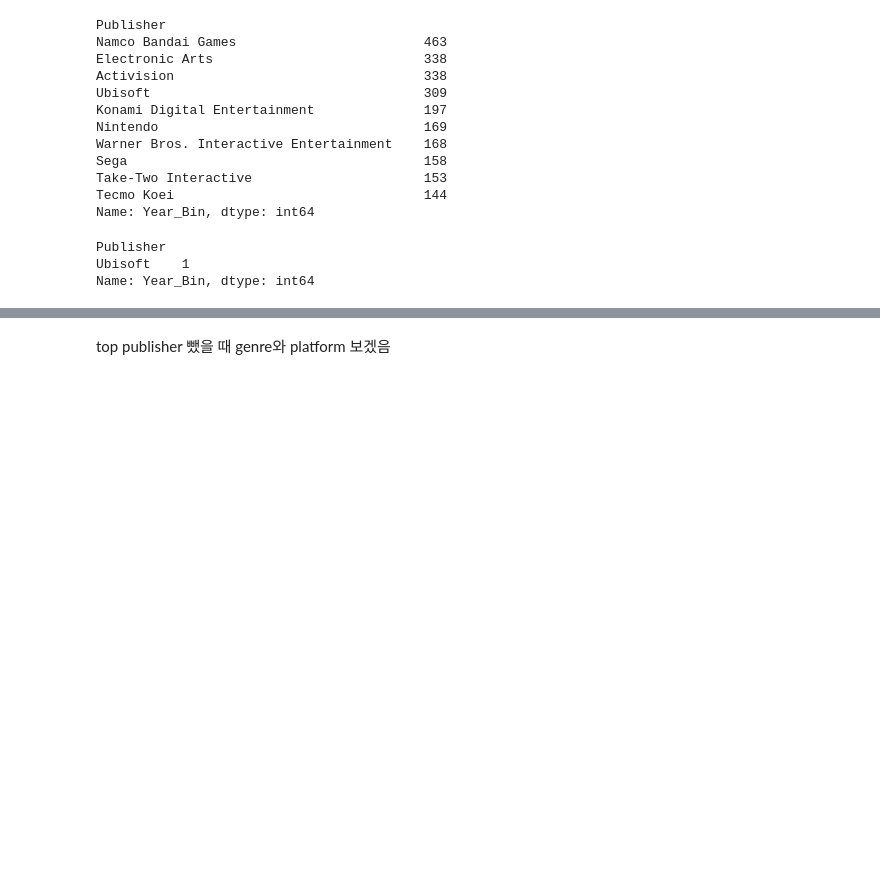
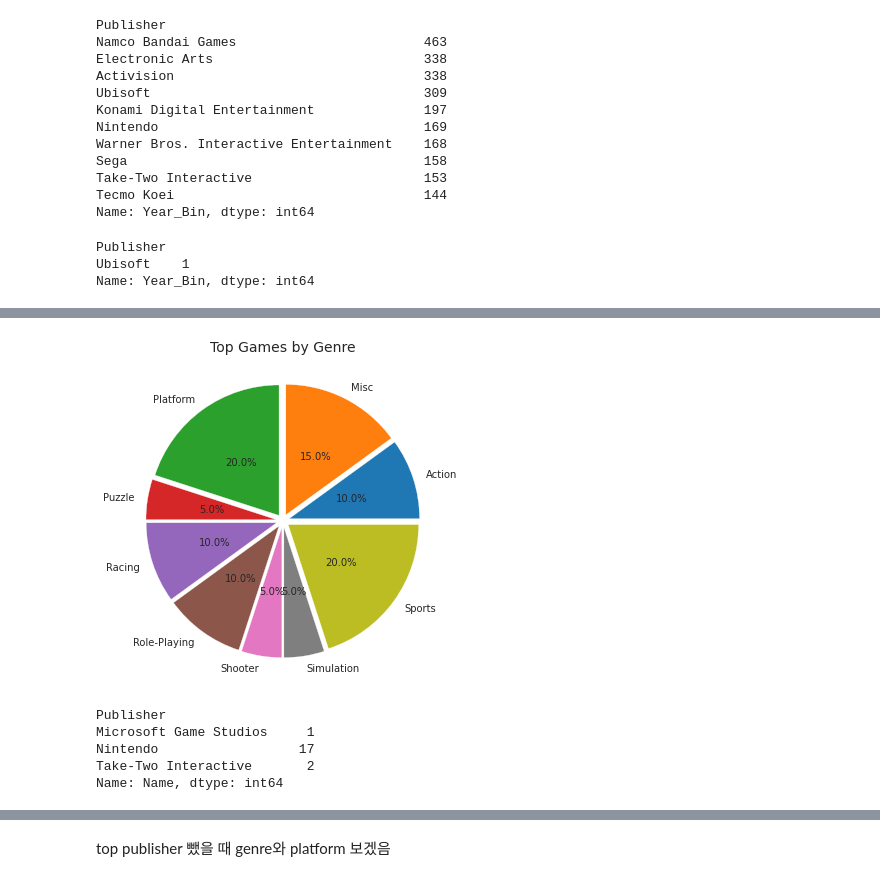
Before and after one commit to choheeee22/ds_Section1_Project, a Jupyter notebook: Section1_Project_GameIndustry.ipynb, the cells around one changed output, grey strips where cells are left out. Saved outputs shown, nothing was run; the diff lists cells and outputs as text; code cells hidden in the pictures; blank space fills up the shorter version.

```diff
--- a/Section1_Project_GameIndustry.ipynb
+++ b/Section1_Project_GameIndustry.ipynb
@@ -917,0 +961,5 @@ Name: Year_Bin, dtype: int64
+# %%
+#출고량 높은게임
+Top_Games=pd.DataFrame(df5.sort_values(by='Total_Sales',ascending=False).head(20))
+Top_Games.reset_index(inplace=True,drop=True)
+Top_Games
@@ -917,0 +989,3 @@ Name: Year_Bin, dtype: int64
+# %%
+Top_Games_Genre=Top_Games.groupby(by='Genre')['Name'].count()
+Top_Games_Genre
@@ -917,0 +1004,16 @@ Name: Year_Bin, dtype: int64
+# %%
+pie, ax = plt.subplots(figsize=[10,6])
+labels = Top_Games_Genre.keys()
+plt.pie(x=Top_Games_Genre, autopct="%.1f%%", explode=[0.05]*9, labels=labels, pctdistance=0.5)
+plt.title("Top Games by Genre", fontsize=14);
+# %% [output]
+[figure, added]
+# %%
+Top_Games_Publisher=Top_Games.groupby(by='Publisher')['Name'].count()
+Top_Games_Publisher
+# %% [output]
+Publisher
+Microsoft Game Studios     1
+Nintendo                  17
+Take-Two Interactive       2
+Name: Name, dtype: int64
```
Also changed, not shown: parts of 18 cells of this notebook.
